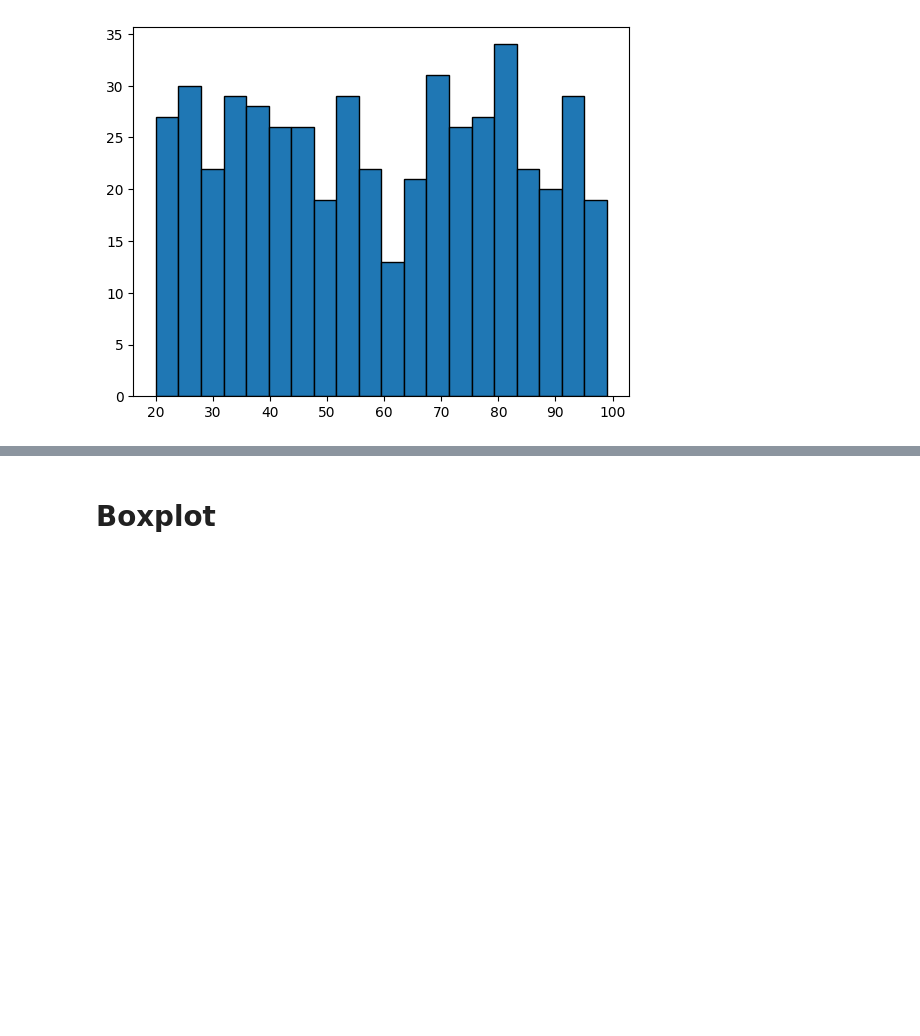
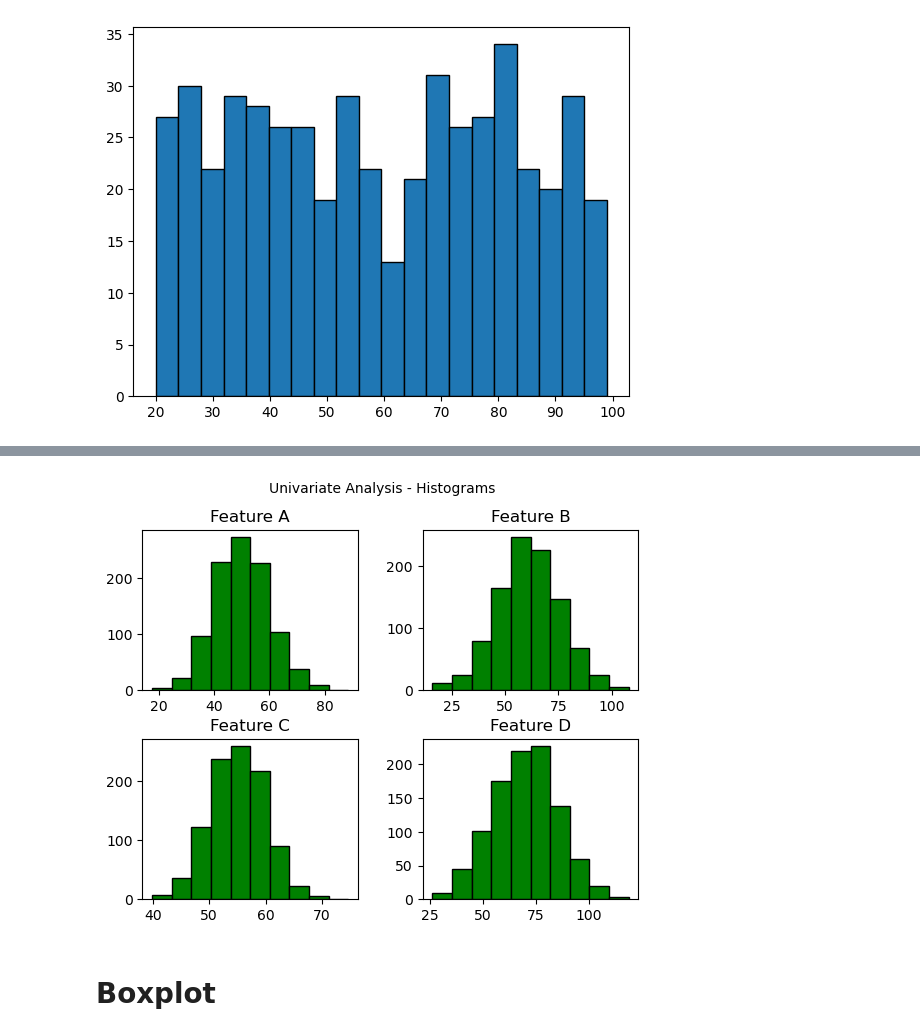
Before and after one commit to nayana142/Data-Science-Progression, a Jupyter notebook: 3. Data Visualization/Datavisualization_Matplot.ipynb, the cells around one changed output, grey strips where cells are left out. Saved outputs shown, nothing was run; the diff lists cells and outputs as text; code cells hidden in the pictures; blank space fills up the shorter version.

```diff
--- a/3. Data Visualization/Datavisualization_Matplot.ipynb
+++ b/3. Data Visualization/Datavisualization_Matplot.ipynb
@@ -276,3 +346,8 @@ plt.hist(humidity,edgecolor='black' ,bins=20);
+# %%
+df.hist(bins=10,color='g',edgecolor='black',grid=False);
+plt.suptitle('Univariate Analysis - Histograms', fontsize=10);
+# %% [output]
+[figure, added]
 # %% [markdown]
 # Boxplot
 # %% [markdown]
```
Also changed, not shown: parts of 36 cells of this notebook, 35 other files.
